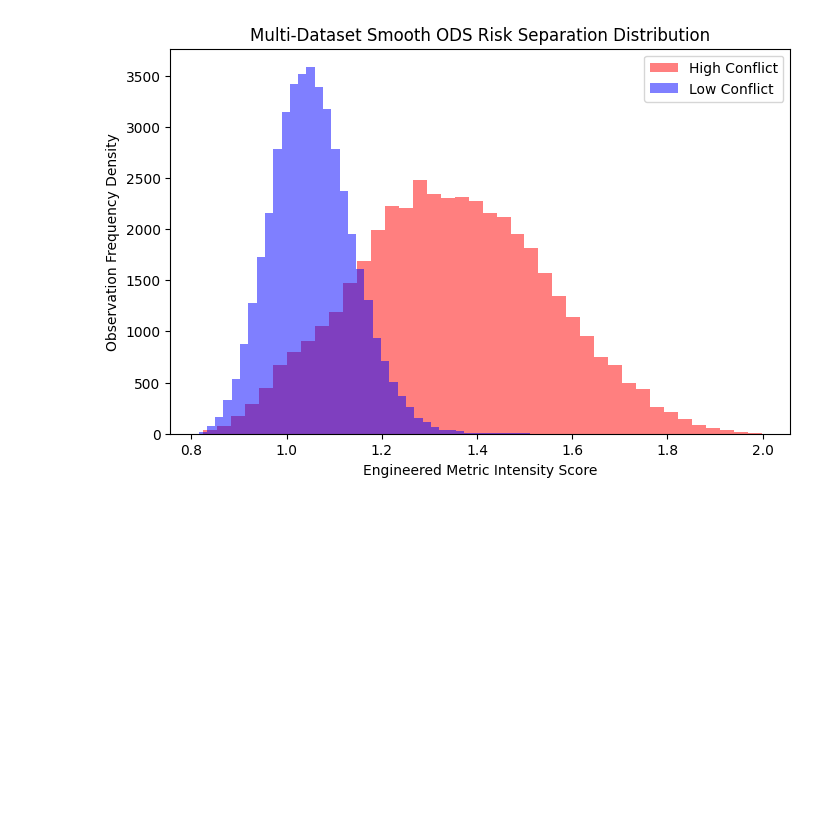
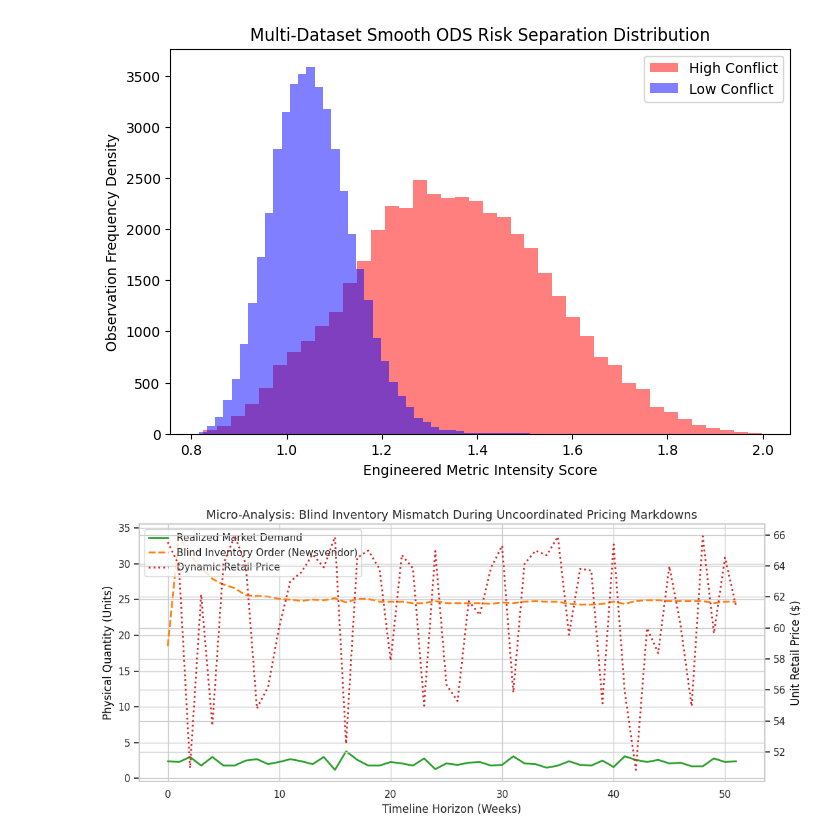
Before and after one commit to smerarawal/Governance-Aware-LLM-Orchestration-for-Retail-AI, a Jupyter notebook: iimr_new.ipynb, the cells around one changed output. Cells and saved outputs as stored; diff of their text form; code cells hidden in the pictures; blank space fills up the shorter version.

```diff
--- a/iimr_new.ipynb
+++ b/iimr_new.ipynb
@@ -305,3 +305,101 @@ PBS_smoothed  : AUROC = 0.7951 -> PASS (Valid early warning metric)
 
 Complete Architecture Run Successful! Plot exported to 'outputs/FigC_AUROC_v4.png'.
 [figure]
+# %%
+import pandas as pd
+import numpy as np
+import matplotlib.pyplot as plt
+import seaborn as sns
+from sklearn.metrics import roc_auc_score
+import os
+
+sns.set_theme(style="whitegrid")
+plt.rcParams.update({'font.size': 11, 'axes.labelsize': 12, 'axes.titlesize': 13})
+
+# Load simulation results
+df = pd.read_csv('data/simulation_episodes_v4.csv')
+
+# Compute features and predictive targets
+df['ODS_smoothed'] = df.groupby(['episode', 'category'])['ODS'].transform(lambda x: x.rolling(3, min_periods=1).mean())
+failure_boundary = df['welfare'].quantile(0.15)
+df['is_failed_now'] = (df['welfare'] < failure_boundary).astype(int)
+df['target_y_future'] = df.groupby(['episode', 'category'])['is_failed_now'].shift(-2).fillna(0)
+eval_df = df.dropna().copy()
+
+os.makedirs('outputs', exist_ok=True)
+
+# Plot 1: Micro Operational Mismatch
+plt.figure(figsize=(11, 5))
+sample_ep = df[(df['conflict_level'] == 'high') & (df['category'] == 'Groceries') & (df['episode'] == df[df['conflict_level'] == 'high']['episode'].iloc[0])]
+
+ax1 = plt.gca()
+ax2 = ax1.twinx()
+
+line1 = ax1.plot(sample_ep['timestep'], sample_ep['demand'], color='#2ca02c', label='Realized Market Demand', linewidth=2)
+line2 = ax1.plot(sample_ep['timestep'], sample_ep['order'], color='#ff7f0e', label='Blind Inventory Order (Newsvendor)', linewidth=2, linestyle='--')
+line3 = ax2.plot(sample_ep['timestep'], sample_ep['price'], color='#d62728', label='Dynamic Retail Price', linewidth=2, linestyle=':')
+
+ax1.set_xlabel('Timeline Horizon (Weeks)')
+ax1.set_ylabel('Physical Quantity (Units)', color='black')
+ax2.set_ylabel('Unit Retail Price ($)', color='black')
+ax1.set_title('Micro-Analysis: Blind Inventory Mismatch During Uncoordinated Pricing Markdowns')
+
+lines = line1 + line2 + line3
+labels = [l.get_label() for l in lines]
+ax1.legend(lines, labels, loc='upper left', frameon=True)
+
+plt.tight_layout()
+plt.savefig('outputs/Fig1_Micro_Operational_Mismatch.png', dpi=300)
+plt.show()
+
+# Plot 2: Macro Welfare Degradation
+plt.figure(figsize=(7, 5))
+sns.boxplot(x='conflict_level', y='welfare', data=df, order=['low', 'medium', 'high'],
+            palette=['#4c72b0', '#dd8452', '#c44e52'], width=0.5, showfliers=False)
+
+plt.title('Macro-Analysis: Supply Chain Welfare Degradation under Strategic Conflict')
+plt.xlabel('Induced Information Conflict Intensity')
+plt.ylabel('Weekly Economic System Welfare ($)')
+plt.tight_layout()
+plt.savefig('outputs/Fig2_Macro_Welfare_Boxplot.png', dpi=300)
+plt.show()
+
+# Plot 3: Category Controlled AUROC
+category_auroc = []
+for cat, group in eval_df.groupby('category'):
+    auroc_val = roc_auc_score(group['target_y_future'], group['ODS_smoothed'])
+    category_auroc.append({'Category': cat, 'True AUROC Radar Score': auroc_val})
+
+auroc_df = pd.DataFrame(category_auroc)
+
+plt.figure(figsize=(8, 4.5))
+bars = plt.barh(auroc_df['Category'], auroc_df['True AUROC Radar Score'], color='#55a868', height=0.5)
+plt.axvline(x=0.68, color='red', linestyle='--', label='Thesis Target Threshold (0.68)')
+plt.axvline(x=0.50, color='black', linestyle=':', label='Random Guess Baseline (0.50)')
+
+plt.xlim(0.4, 0.95)
+plt.title('Governance Radar Performance Controlled for Product Category Heterogeneity')
+plt.xlabel('Area Under the ROC Curve (AUROC) Score')
+plt.ylabel('Empirical Retail Categories')
+plt.legend(loc='lower right')
+
+for bar in bars:
+    width = bar.get_width()
+    plt.text(width + 0.01, bar.get_y() + bar.get_height()/2, f'{width:.4f}',
+             va='center', ha='left', fontweight='bold', color='black')
+
+plt.tight_layout()
+plt.savefig('outputs/Fig3_Category_Controlled_AUROC.png', dpi=300)
+plt.show()
+
+# Output summary analytics
+print("\nData Presentation Summary Metrics:")
+print("-" * 65)
+poa_high = df[df['conflict_level']=='low']['welfare'].mean() / df[df['conflict_level']=='high']['welfare'].mean()
+print(f"Calculated Price of Anarchy (PoA) High Conflict Factor: {poa_high:.3f}x margin drain")
+print("-" * 65)
+print("Category-Specific AUROC Resolution Matrix:")
+print(auroc_df.to_string(index=False))
+print("-" * 65)
+# %% [output]
+[figure, added]
```
Also changed, not shown: parts of 2 cells of this notebook.
